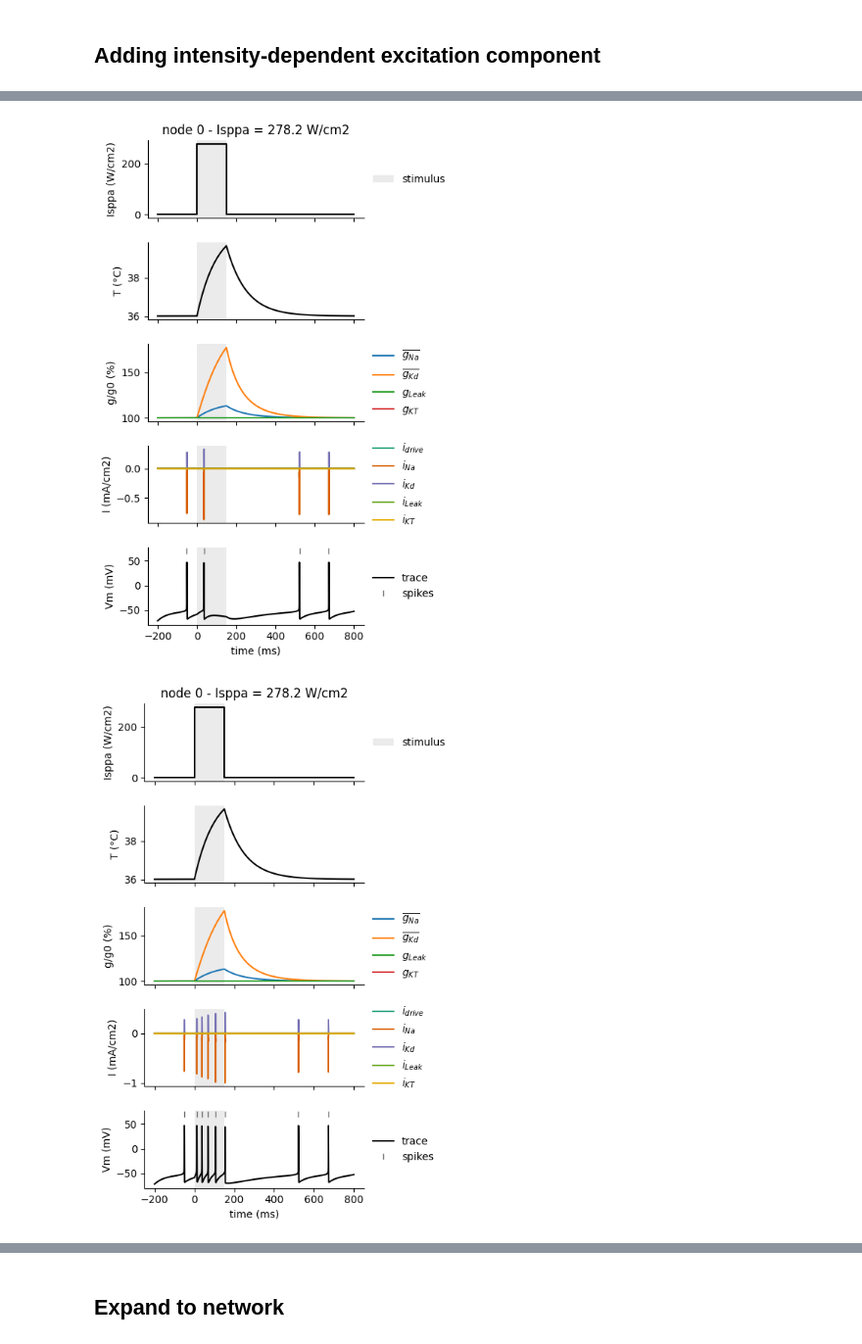
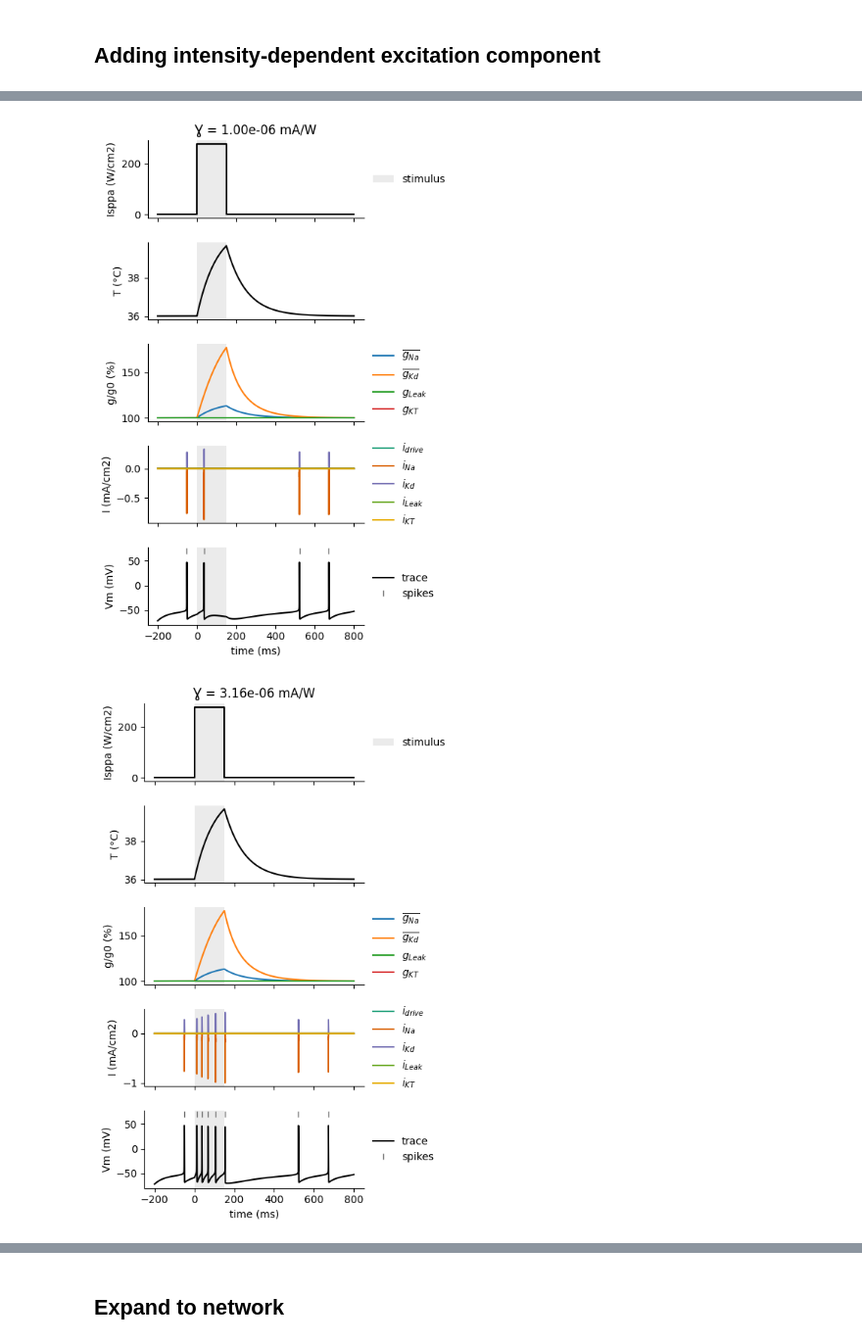
Before and after one commit to tjjlemaire/fusnetwork, a Jupyter notebook: network_analysis.ipynb, the cells around one changed output, grey strips where cells are left out. Shown: that part at 98% size. Drawn from its saved outputs; the diff is of its cells as text; code cells hidden in the pictures.

```diff
--- a/network_analysis.ipynb
+++ b/network_analysis.ipynb
@@ -244,4 +244,5 @@ for gamma in gamma_range:
     model.set_mech_param(gamma=gamma)
     t, outvecs = model.simulate()
     fig = model.plot_results(t, outvecs, gmode='rel')
+    fig.axes[0].set_title(f'Ɣ = {gamma:.2e} mA/W')
 # %% [output]
@@ -265,2 +266,2 @@ for gamma in gamma_range:
-[figure, old version]
+[figure, new version]
-[figure, old version]
+[figure, new version]
```
Also changed, not shown: parts of 7 cells of this notebook, 1 other file.
